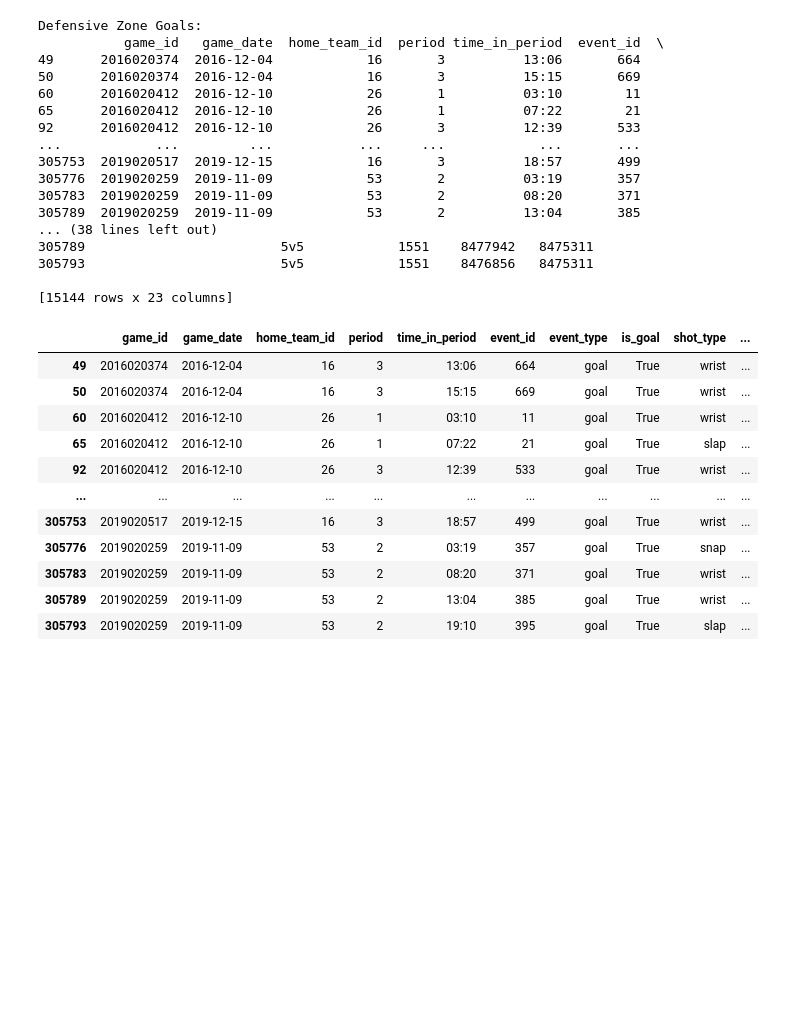
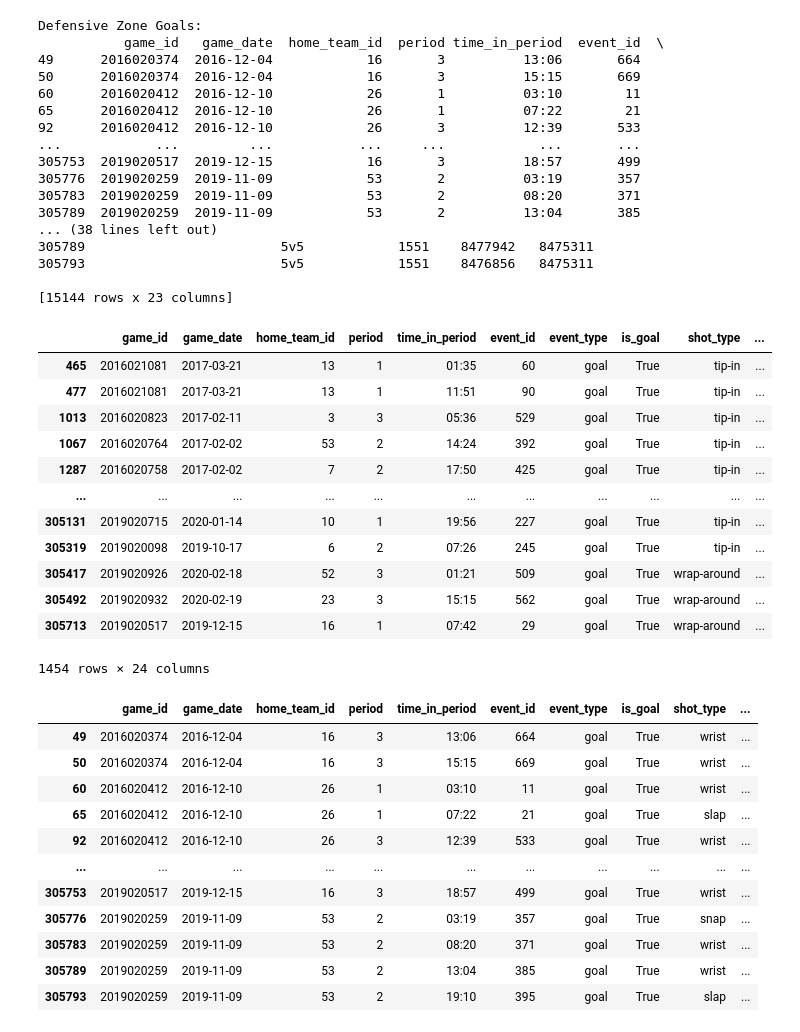
Before and after one commit to Faj1223/NHL-project, a Jupyter notebook: ift6758/notebooks/Question2-milestone2.ipynb, the cells around one changed output. Cells and saved outputs as stored; diff of their text form; code cells hidden in the pictures; blank space fills up the shorter version.

```diff
--- a/ift6758/notebooks/Question2-milestone2.ipynb
+++ b/ift6758/notebooks/Question2-milestone2.ipynb
@@ -129,6 +147,54 @@ Defensive Zone Goals:
 305793                         5v5            1551    8476856   8475311
 
 [15144 rows x 23 columns]
+# %%
+import pandas as pd
+
+# Define conditions for each shot type
+def is_valid_shot(row):
+    try:
+        if row['shot_type'] == "wrap-around":
+            return row['distance_to_net'] <= 10 and abs(row['x_coord']) <= 5
+        elif row['shot_type'] in ["tip-in", "deflection"]:
+            return row['distance_to_net'] <= 5
+        return True  # Default valid for other types
+    except KeyError as e:
+        print(f"Missing column: {e}")
+        return False
+    except TypeError as e:
+        print(f"TypeError: {e} for row {row}")
+        return False
+
+# Check for required columns and fill/drop NaN values
+required_columns = ['shot_type', 'distance_to_net', 'x_coord']
+if not all(col in defensive_goals.columns for col in required_columns):
+    raise ValueError(f"One or more required columns are missing: {required_columns}")
+
+# Fill or drop NaN values
+defensive_goals = defensive_goals.dropna(subset=required_columns)
+
+# Apply filtering
+defensive_goals['valid_shot'] = defensive_goals.apply(is_valid_shot, axis=1)
+
+# Filter incorrect shots
+incorrect_shots = defensive_goals[~defensive_goals['valid_shot']].copy()
+correct_shots = defensive_goals[defensive_goals['valid_shot']].copy()
+# %%
+incorrect_shots
+# %% [output]
+|  | game_id | game_date | home_team_id | period | time_in_period | event_id | event_type | is_goal | shot_type | ... |
+| 465 | 2016021081 | 2017-03-21 | 13 | 1 | 01:35 | 60 | goal | True | tip-in | ... |
+| 477 | 2016021081 | 2017-03-21 | 13 | 1 | 11:51 | 90 | goal | True | tip-in | ... |
+| 1013 | 2016020823 | 2017-02-11 | 3 | 3 | 05:36 | 529 | goal | True | tip-in | ... |
+| 1067 | 2016020764 | 2017-02-02 | 53 | 2 | 14:24 | 392 | goal | True | tip-in | ... |
+| 1287 | 2016020758 | 2017-02-02 | 7 | 2 | 17:50 | 425 | goal | True | tip-in | ... |
+| ... | ... | ... | ... | ... | ... | ... | ... | ... | ... | ... |
+| 305131 | 2019020715 | 2020-01-14 | 10 | 1 | 19:56 | 227 | goal | True | tip-in | ... |
+| 305319 | 2019020098 | 2019-10-17 | 6 | 2 | 07:26 | 245 | goal | True | tip-in | ... |
+| 305417 | 2019020926 | 2020-02-18 | 52 | 3 | 01:21 | 509 | goal | True | wrap-around | ... |
+| 305492 | 2019020932 | 2020-02-19 | 23 | 3 | 15:15 | 562 | goal | True | wrap-around | ... |
+| 305713 | 2019020517 | 2019-12-15 | 16 | 1 | 07:42 | 29 | goal | True | wrap-around | ... |
+1454 rows × 24 columns
 # %%
 defensive_goals
 # %% [output]
```
Also changed, not shown: parts of 4 cells of this notebook, 2 other files.
